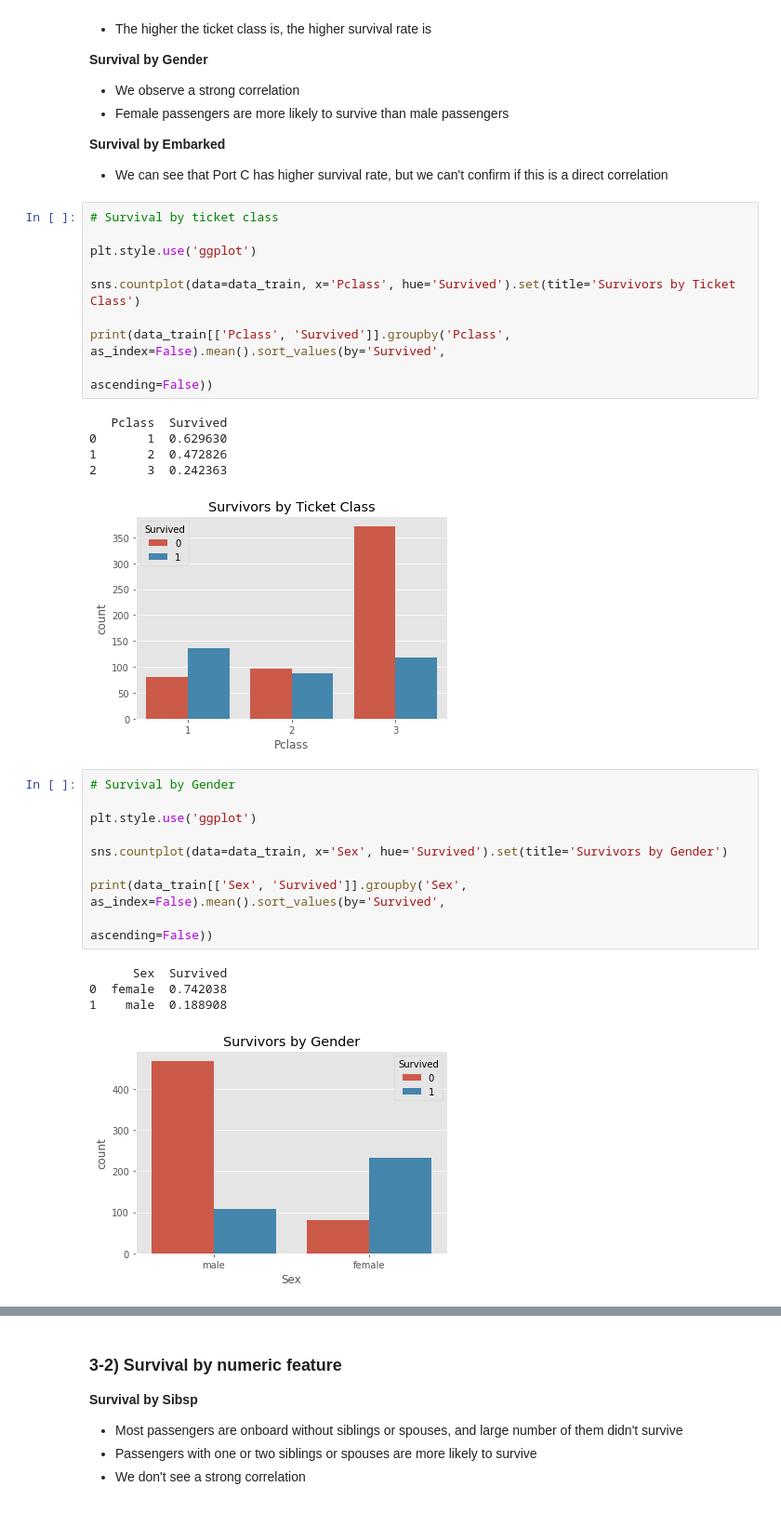
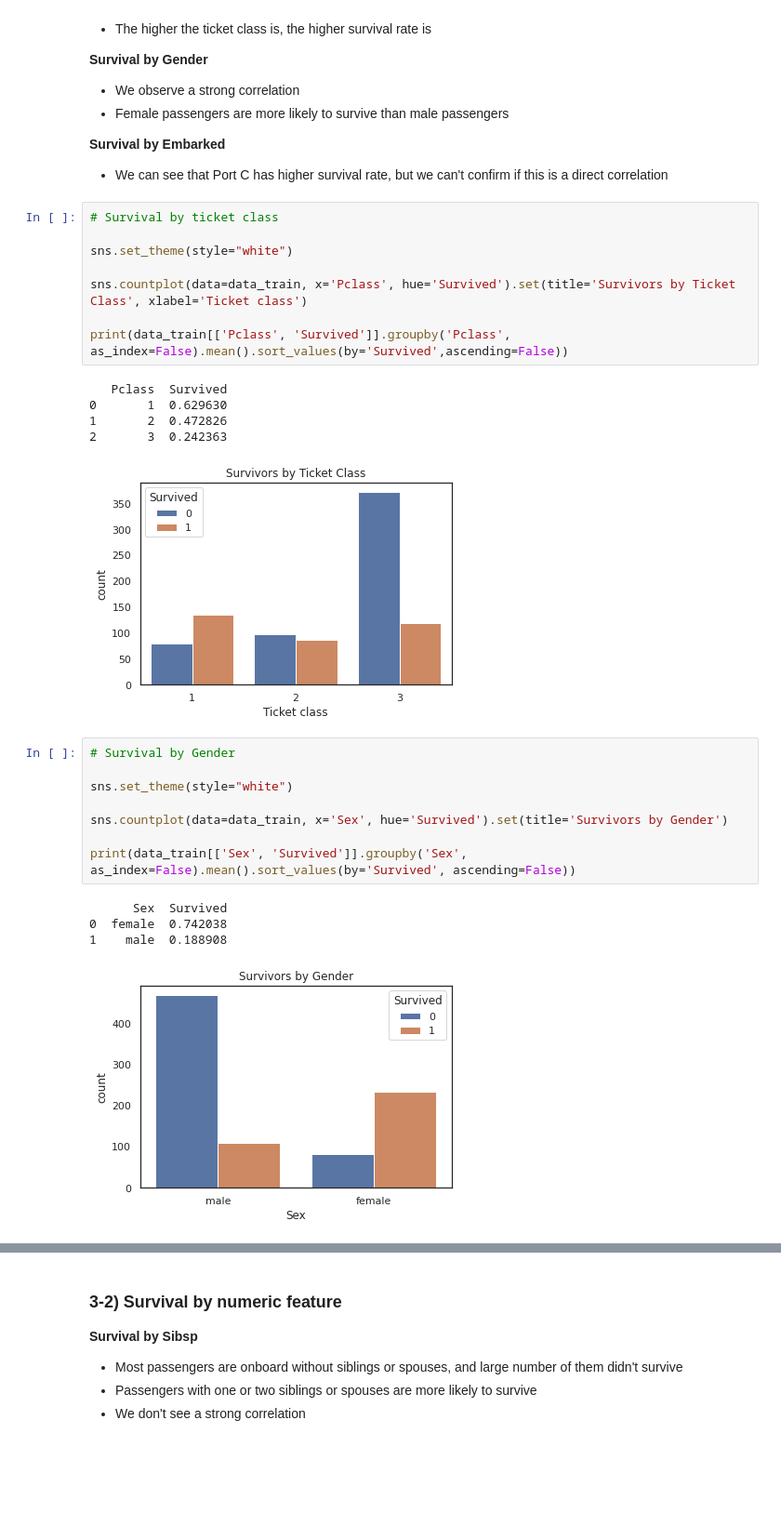
Before and after one commit to phs928/HackerRank_Python_Solutions, a Jupyter notebook: data-science-with-titanic-dataset.ipynb, the cells around one changed output, grey strips where cells are left out. Shown at 93% size. Saved outputs shown, nothing was run; the diff lists cells and outputs as text; blank space fills up the shorter version.

Commit message:
Kaggle Notebook | Data Science with Titanic dataset | Version 16

```diff
--- a/data-science-with-titanic-dataset.ipynb
+++ b/data-science-with-titanic-dataset.ipynb
@@ -200,31 +201,29 @@ We would like to analyze data by visualizing it.
 # %%
 # Survival by ticket class
 
-plt.style.use('ggplot')
+sns.set_theme(style="white")
 
-sns.countplot(data=data_train, x='Pclass', hue='Survived').set(title='Survivors by Ticket Class')
+sns.countplot(data=data_train, x='Pclass', hue='Survived').set(title='Survivors by Ticket Class', xlabel='Ticket class')
 
-print(data_train[['Pclass', 'Survived']].groupby('Pclass', as_index=False).mean().sort_values(by='Survived',
-                                                                                              ascending=False))
+print(data_train[['Pclass', 'Survived']].groupby('Pclass', as_index=False).mean().sort_values(by='Survived',ascending=False))
 # %% [output]
    Pclass  Survived
 0       1  0.629630
 1       2  0.472826
 2       3  0.242363
-[figure, old version]
+[figure, new version]
 # %%
 # Survival by Gender
 
-plt.style.use('ggplot')
+sns.set_theme(style="white")
 
 sns.countplot(data=data_train, x='Sex', hue='Survived').set(title='Survivors by Gender')
 
-print(data_train[['Sex', 'Survived']].groupby('Sex', as_index=False).mean().sort_values(by='Survived',
-                                                                                        ascending=False))
+print(data_train[['Sex', 'Survived']].groupby('Sex', as_index=False).mean().sort_values(by='Survived', ascending=False))
 # %% [output]
       Sex  Survived
 0  female  0.742038
 1    male  0.188908
-[figure, old version]
+[figure, new version]
 # %%
 # Survival by Embarkment
```
Also changed, not shown: parts of 39 cells of this notebook.
